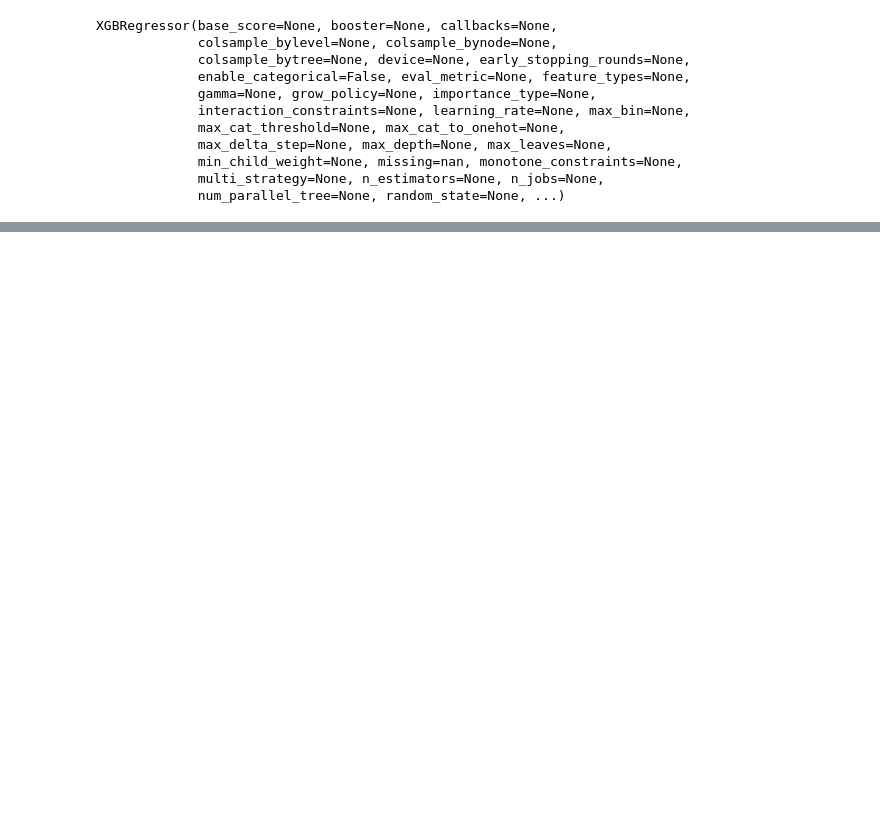
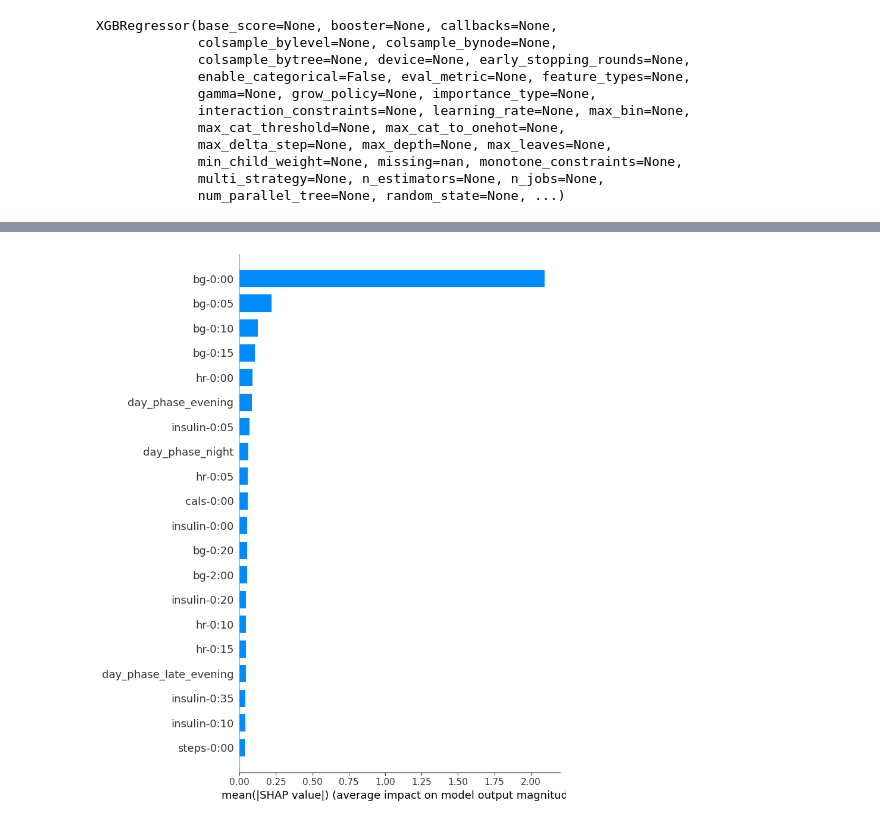
Before and after one commit to masaver/brist1d, a Jupyter notebook: notebooks/ralf/modelling/3.6-shapping/03-shapping.ipynb, the cells around one changed output, grey strips where cells are left out. Drawn from its saved outputs; the diff is of its cells as text; code cells hidden in the pictures; blank space fills up the shorter version.

```diff
--- a/notebooks/ralf/modelling/3.6-shapping/03-shapping.ipynb
+++ b/notebooks/ralf/modelling/3.6-shapping/03-shapping.ipynb
@@ -78,0 +137,5 @@ shap.dependence_plot(8, shap_values, X_test)
+# %%
+# Get the shap summary plot in bar
+shp.get_shap_summary_plot_bar()
+# %% [output]
+[figure, added]
```
Also changed, not shown: parts of 17 cells of this notebook, 1 other file.
